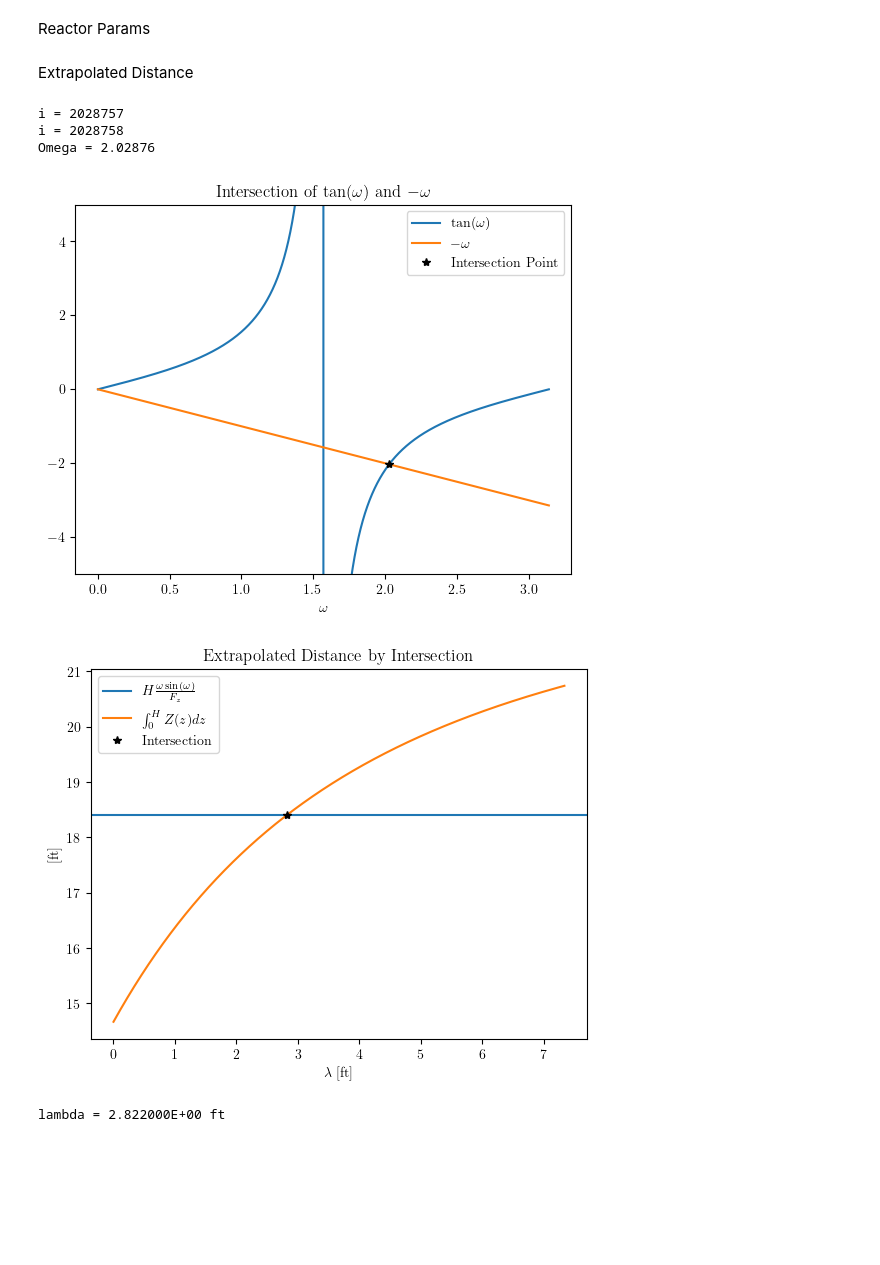
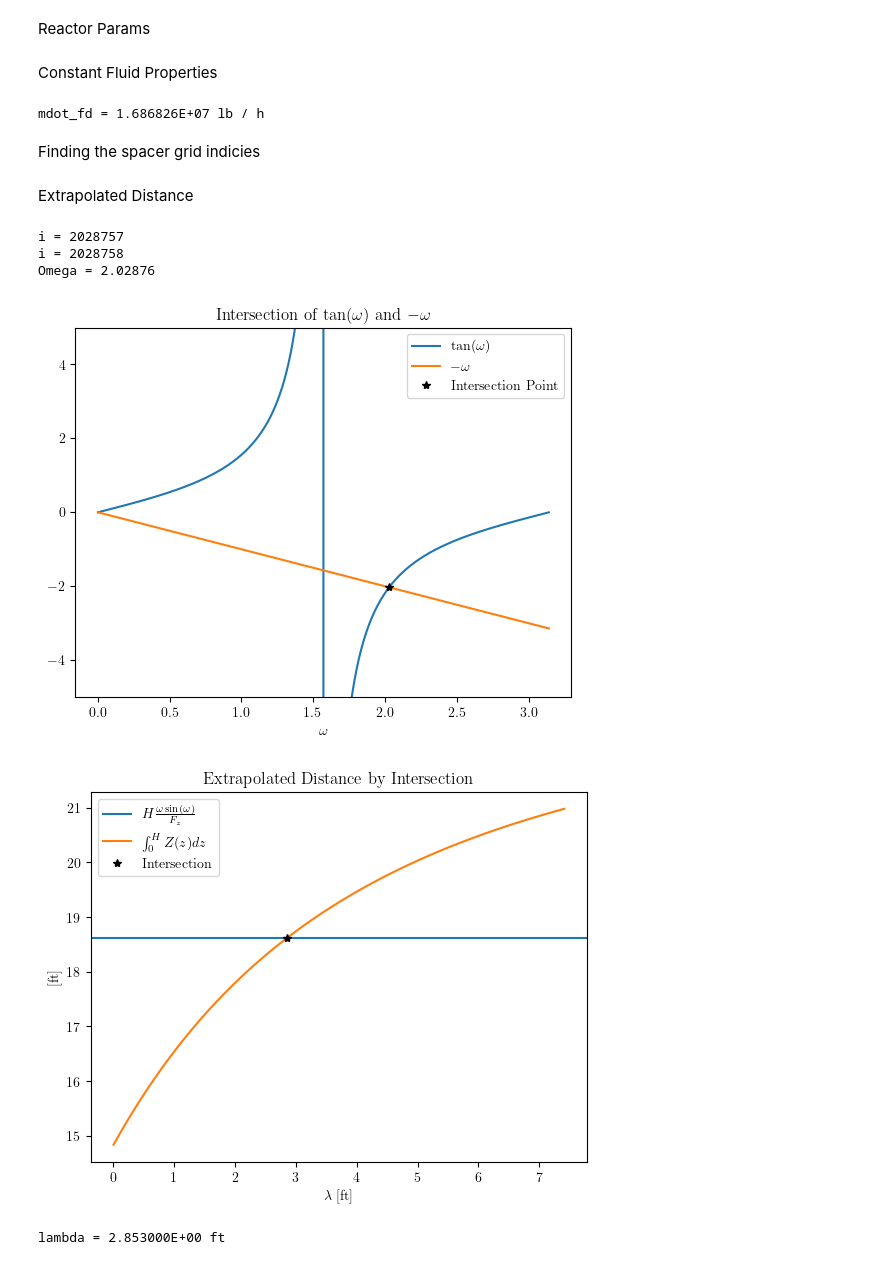
Before and after one commit to gsgall/NCSU_Undergraduate_Projects, a Jupyter notebook: NE_402/Project/main.ipynb, the cells around one changed output. Drawn from its saved outputs; the diff is of its cells as text; code cells hidden in the pictures; blank space fills up the shorter version.

```diff
--- a/NE_402/Project/main.ipynb
+++ b/NE_402/Project/main.ipynb
@@ -20,14 +22,16 @@ from helper import print_value
 # %% [markdown]
 Reactor Params
 # %%
-from helper import calc_Ax, calc_De
+from helper import calc_Ax, calc_De, calc_sg_location
+steamTable = XSteam(XSteam.UNIT_SYSTEM_FLS)
+P_c = 22060 * u.kPa
 Qdot = 3976 * u.MW
 gamma_f = 0.974
 P = 1040 * ui.psi
-T_in = 410 * ui.deg_F
+T_fd = 410 * ui.deg_F
 F_q = 3.15
 F_z = 1.45
-H = (176 * ui.inch).to(ui.ft)
+H_f = (178 * ui.inch).to(ui.ft)
 D = (0.4039 * ui.inch).to(ui.ft)
 D_i = (0.3441 * ui.inch).to(ui.ft)
 D_f = (0.3386 * ui.inch).to(ui.ft)
@@ -36,14 +40,43 @@ k_c = 9.6 * ui.BTU / (u.h * ui.ft * ui.deg_F)
 H_g = 1200 * ui.BTU / (u.h * ui.ft**2 * ui.deg_F)
 n_a = 872
 n_fr_a = 92
+n = n_a * n_fr_a
 n_w = 8
-n_sg = 8
+N_sg = 8
 K_sg = 0.6
 K_in = 1.5
 K_out = 1.0
 K_dc = 2.5
 V_d = (280 * ui.inch).to(ui.ft)
 C_d = (184 * ui.inch).to(ui.ft)
-C_h = 12 * ui.ft
+H_c = 12 * ui.ft
 Ax = calc_Ax(S, D)
 De = calc_De(Ax, D)
+CPR = 1.28
+dz = 1e-2 * ui.ft
+z_range = np.arange(0, H_f.value, dz.value) * ui.ft
+sg_locations = calc_sg_location(N_sg, H_f)
+sg_idx = np.zeros(sg_locations.size, int)
+K_array = np.zeros((2 + N_sg, ))
+K_array[0] = K_in
+K_array[-1] = K_out
+K_array[1:-1] = K_sg
+CPR_goal = 1.28
+# %% [markdown]
+Constant Fluid Properties
+# %%
+h_f = steamTable.hL_p(P.value) * ui.BTU / ui.lbm
+h_g = steamTable.hV_p(P.value) * ui.BTU / ui.lbm
+h_fg = h_g - h_f
+h_fd = steamTable.h_pt(P.value, T_fd.value) * ui.BTU / ui.lbm
+rho_f = steamTable.rhoL_p(P.value) * ui.lbm / ui.ft**3
+rho_g = steamTable.rhoV_p(P.value) * ui.lbm / ui.ft**3
+mu_f = steamTable.my_ph(P.value, h_f.value) * ui.lb / (ui.ft * u.h)
+mu_g = steamTable.my_ph(P.value, h_g.value) * ui.lb / (ui.ft * u.h)
+
+mdot_fd = (Qdot / (h_g - h_fd)).to(ui.lbm / u.hr)
+print_value('mdot_fd', mdot_fd)
+# %% [output]
+mdot_fd = 1.686826E+07 lb / h
+# %% [markdown]
+Finding the spacer grid indicies
@@ -50,13 +86,12 @@ De = calc_De(Ax, D)
 # %% [markdown]
 Extrapolated Distance
 # %%
-from helper import find_lambda
-
-lambda_, omega = find_lambda(D, H, F_z)
+from helper import find_lambda, int_shape, print_value
+lambda_, omega = find_lambda(D, H_f, F_z)
 # %% [output]
 i = 2028757
 i = 2028758
 Omega = 2.02876
 [figure]
-[figure, old version]
+[figure, new version]
-lambda = 2.822000E+00 ft
+lambda = 2.853000E+00 ft
```
Also changed, not shown: parts of 10 cells of this notebook, 11 other files.
